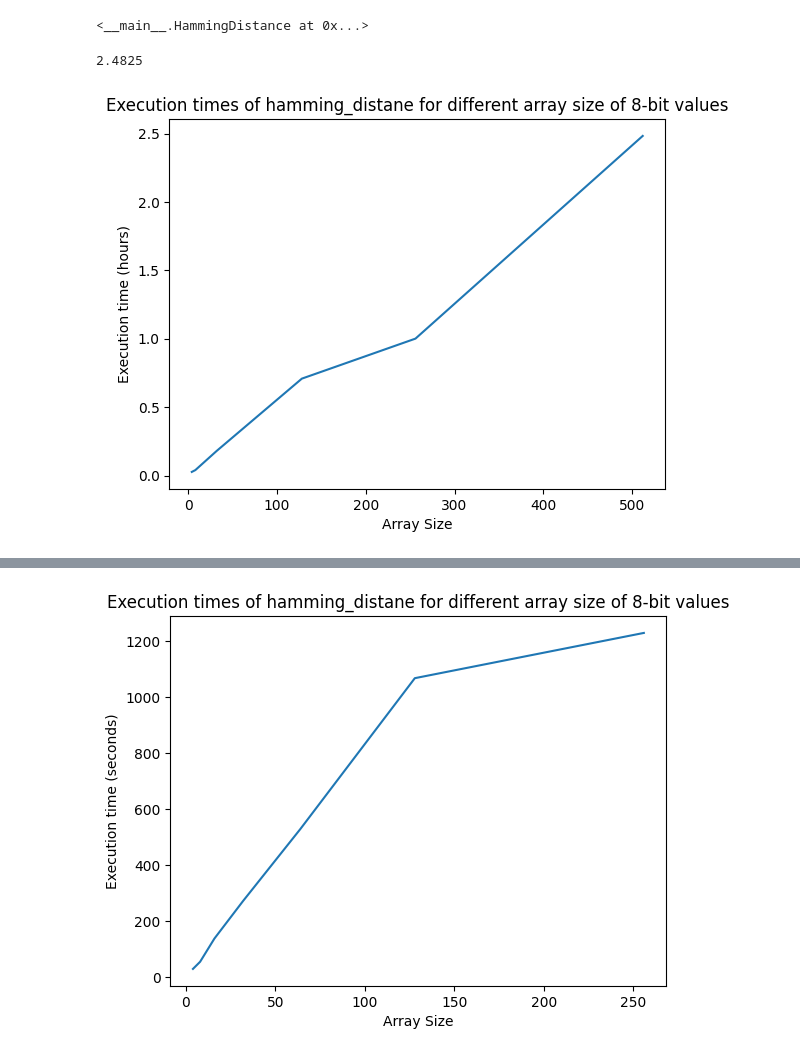
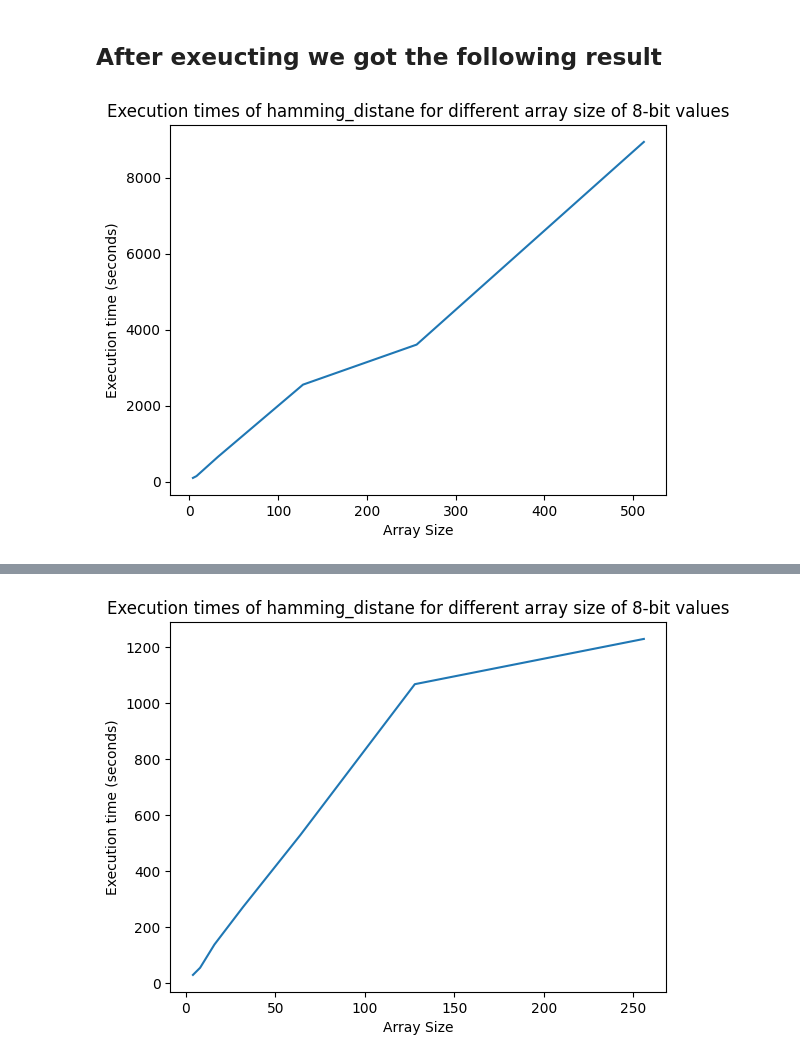
Before and after one commit to zama-ai/fhe-biometrics, a Jupyter notebook: notebooks/Profiling.ipynb, the cells around one changed output, grey strips where cells are left out. Drawn from its saved outputs; the diff is of its cells as text; code cells hidden in the pictures.

```diff
--- a/notebooks/Profiling.ipynb
+++ b/notebooks/Profiling.ipynb
@@ -46,7 +46,3 @@ class HammingDistance:
         end = time()
         assert fhe_result == clear_result
         return end - start
-# %%
-HammingDistance(512, 255)
-# %% [output]
-<__main__.HammingDistance at 0x...>
@@ -53,30 +60,28 @@ HammingDistance(512, 255)
+# %% [markdown]
+## After exeucting we got the following result
 # %%
-match_stats = {
-    4: 95 / 60 / 60,
-    8: 143 / 60 / 60,
+stats_8 = {
+    4: 95,
+    8: 143,
     # 16: 1124 most probably, the computer went to sleep mode
-    32: 647 / 60 / 60,
+    32: 647,
     # 64: 20740 most probably, the computer went to sleep mode
-    128: 2550 / 60 / 60,
-    256: 3603 / 60 / 60,
-    512: 8937 / 60 / 60,
+    128: 2550,
+    256: 3603,
+    # 512: 8937,
 }
-# %%
-8937 / 60 / 60
-# %% [output]
-2.4825
 # %%
 import matplotlib.pyplot as plt
-stats = match_stats
+
 # create a line chart
-plt.plot(list(stats.keys()), list(stats.values()))
+plt.plot(list(stats_8.keys()), list(stats_8.values()))
 
 # add labels and title
 plt.xlabel('Array Size')
-plt.ylabel('Execution time (hours)')
+plt.ylabel('Execution time (seconds)')
 plt.title('Execution times of hamming_distane for different array size of 8-bit values')
 
 # show the plot
 plt.show()
 # %% [output]
-[figure, old version]
+[figure, new version]
```
Also changed, not shown: parts of 11 cells of this notebook, 5 other files.
